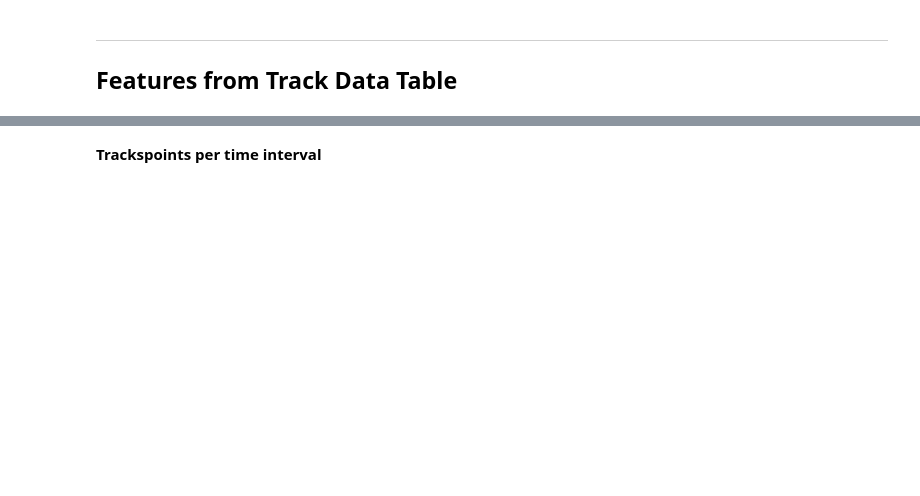
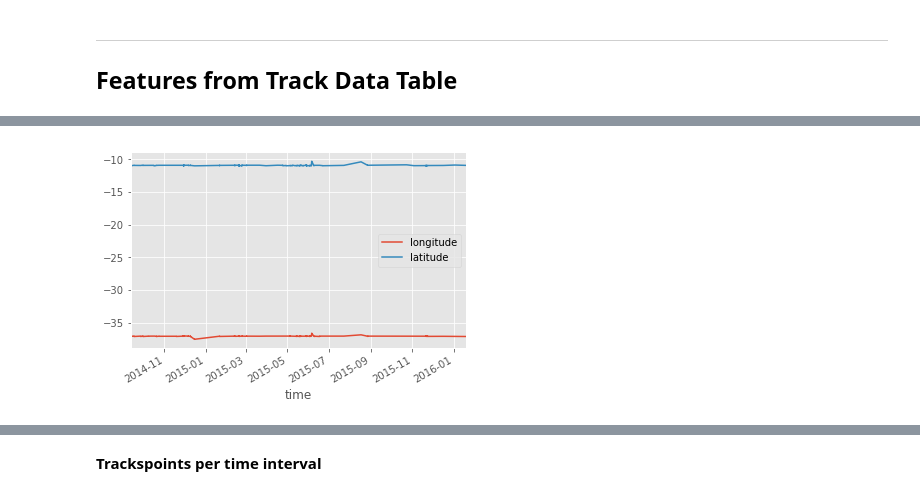
Before and after one commit to MoBran/bi2_project, a Jupyter notebook: src/model_building.ipynb, the cells around one changed output, grey strips where cells are left out. Saved outputs shown, nothing was run; the diff lists cells and outputs as text; code cells hidden in the pictures; blank space fills up the shorter version.

```diff
--- a/src/model_building.ipynb
+++ b/src/model_building.ipynb
@@ -65,0 +119,4 @@ if "id" in feature_engineered_tracks.columns:
+# %%
+trackspoints[["longitude","latitude","time"]].set_index("time").plot(legend=True);
+# %% [output]
+[figure, added]
```
Also changed, not shown: parts of 87 cells of this notebook, 1 other file.
